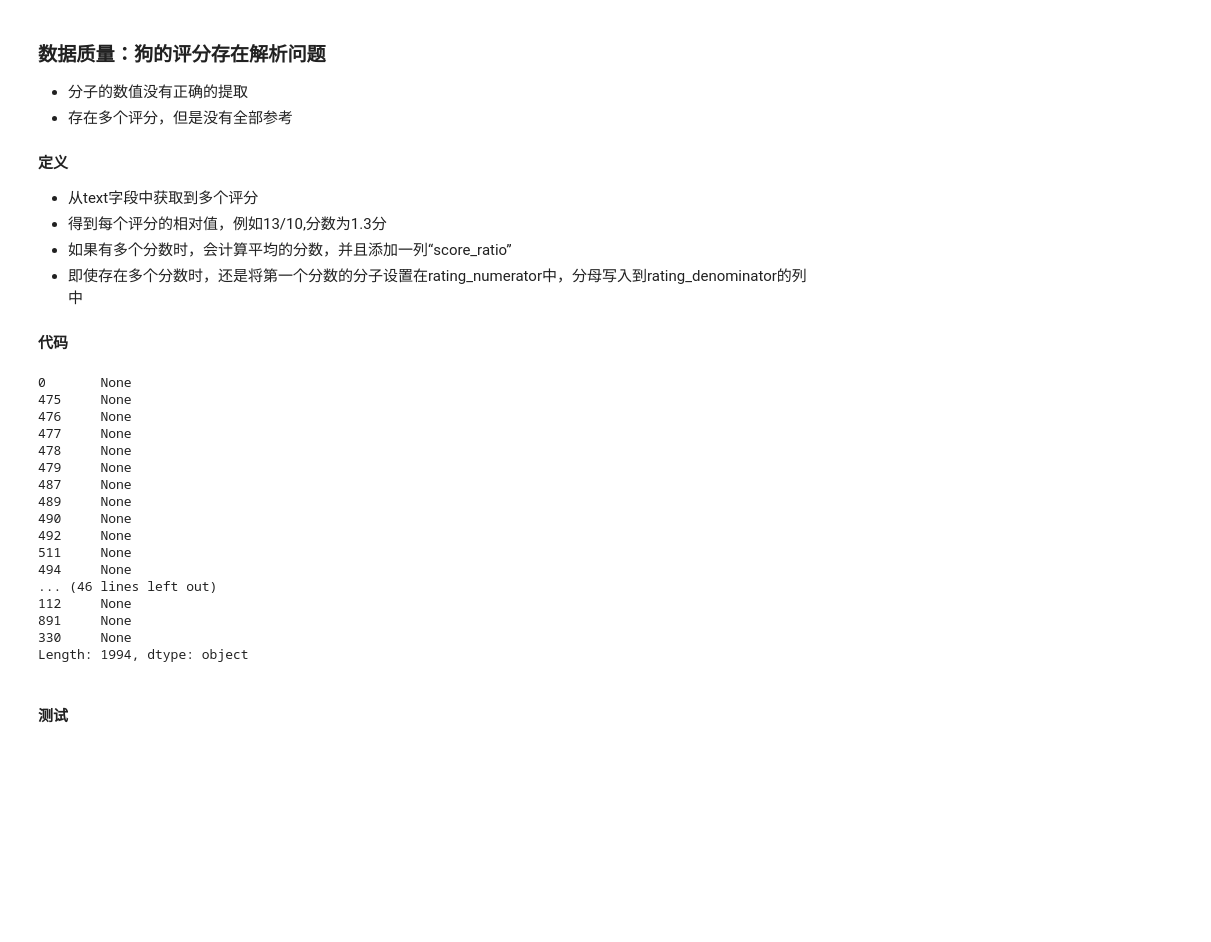
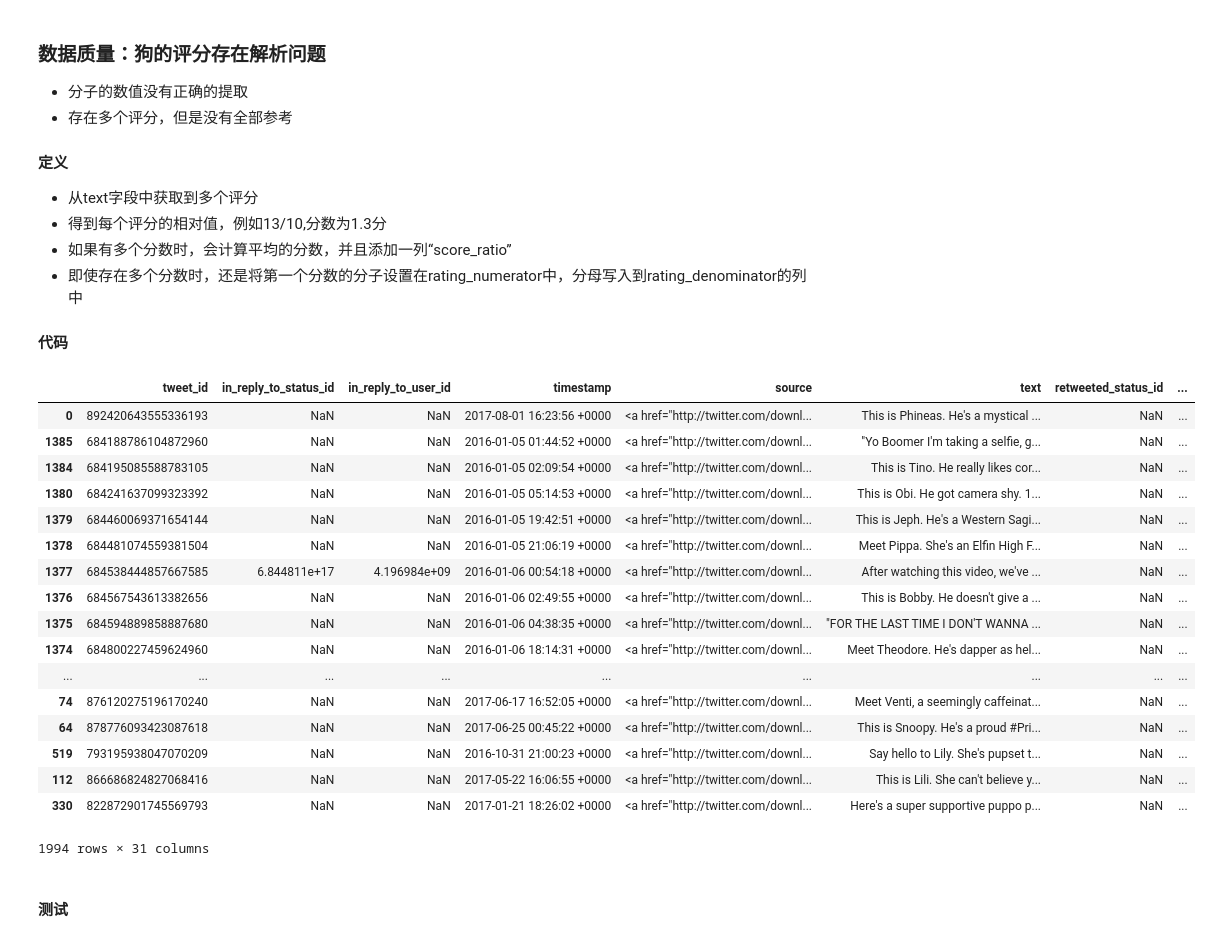
Before and after one commit to zhoux0130/udacity_data_analysis_WeRateDogs, a Jupyter notebook: wrangle_act.ipynb, the cells around one changed output. Drawn from its saved outputs; the diff is of its cells as text; code cells hidden in the pictures; blank space fills up the shorter version.

```diff
--- a/wrangle_act.ipynb
+++ b/wrangle_act.ipynb
@@ -439,7 +439,7 @@ df_all['dog_stage'] = df_all['text'].str.lower().str.findall('doggo|floofer|pupp
 df_all = df_all.sort_values('dog_stage').drop_duplicates('tweet_id', keep = 'last')
 
 melt_column = ['doggo', 'floofer', 'pupper', 'puppo']
-#df_all = df_all.drop(columns=melt_column)
+df_all = df_all.drop(columns=melt_column)
 # %% [markdown]
 #### 测试
 # %%
@@ -489,47 +489,49 @@ Name: dog_stage, dtype: int64
 # %%
 import re
 
 # 将text重新解析，得到多个评分时，计算其平均分
 def transform(row):
     # 根据空格分开
     x = row['text']
     parts = re.split(r'\s+', x)
 
     # 求平均
     sum = 0
     count = 0
     score_ratio = 0
     for item in parts:
         m = re.match(r'^((?:\d+)(?:\.\d+)?)/(\d+)$', item)
         if m:
             # 将解析出的分数，如13/10，将13的值赋值给rating_numerator，10赋值给rating_denominator
             row['rating_numerator'] = m[1]
             row['rating_denominator'] = m[2]
             sum += float(m.group(1)) / float(m.group(2))
             count += 1
     if(count != 0):
         score_ratio = sum / count
     row['score_ratio'] = score_ratio
+    return row
 
-
-df_all.apply(transform, axis =1)
+# 将处理后的数据，重新赋值给df_all
+df_all = df_all.apply(transform, axis =1)
 # %% [output]
+|  | tweet_id | in_reply_to_status_id | in_reply_to_user_id | timestamp | source | text | retweeted_status_id | ... |
+| 0 | 892420643555336193 | NaN | NaN | 2017-08-01 16:23:56 +0000 | <a href="http://twitter.com/downl... | This is Phineas. He's a mystical ... | NaN | ... |
+| 1385 | 684188786104872960 | NaN | NaN | 2016-01-05 01:44:52 +0000 | <a href="http://twitter.com/downl... | "Yo Boomer I'm taking a selfie, g... | NaN | ... |
+| 1384 | 684195085588783105 | NaN | NaN | 2016-01-05 02:09:54 +0000 | <a href="http://twitter.com/downl... | This is Tino. He really likes cor... | NaN | ... |
+| 1380 | 684241637099323392 | NaN | NaN | 2016-01-05 05:14:53 +0000 | <a href="http://twitter.com/downl... | This is Obi. He got camera shy. 1... | NaN | ... |
+| 1379 | 684460069371654144 | NaN | NaN | 2016-01-05 19:42:51 +0000 | <a href="http://twitter.com/downl... | This is Jeph. He's a Western Sagi... | NaN | ... |
+| 1378 | 684481074559381504 | NaN | NaN | 2016-01-05 21:06:19 +0000 | <a href="http://twitter.com/downl... | Meet Pippa. She's an Elfin High F... | NaN | ... |
+| 1377 | 684538444857667585 | 6.844811e+17 | 4.196984e+09 | 2016-01-06 00:54:18 +0000 | <a href="http://twitter.com/downl... | After watching this video, we've ... | NaN | ... |
+| 1376 | 684567543613382656 | NaN | NaN | 2016-01-06 02:49:55 +0000 | <a href="http://twitter.com/downl... | This is Bobby. He doesn't give a ... | NaN | ... |
+| 1375 | 684594889858887680 | NaN | NaN | 2016-01-06 04:38:35 +0000 | <a href="http://twitter.com/downl... | "FOR THE LAST TIME I DON'T WANNA ... | NaN | ... |
+| 1374 | 684800227459624960 | NaN | NaN | 2016-01-06 18:14:31 +0000 | <a href="http://twitter.com/downl... | Meet Theodore. He's dapper as hel... | NaN | ... |
+| ... | ... | ... | ... | ... | ... | ... | ... | ... |
+| 74 | 876120275196170240 | NaN | NaN | 2017-06-17 16:52:05 +0000 | <a href="http://twitter.com/downl... | Meet Venti, a seemingly caffeinat... | NaN | ... |
+| 64 | 878776093423087618 | NaN | NaN | 2017-06-25 00:45:22 +0000 | <a href="http://twitter.com/downl... | This is Snoopy. He's a proud #Pri... | NaN | ... |
+| 519 | 793195938047070209 | NaN | NaN | 2016-10-31 21:00:23 +0000 | <a href="http://twitter.com/downl... | Say hello to Lily. She's pupset t... | NaN | ... |
+| 112 | 866686824827068416 | NaN | NaN | 2017-05-22 16:06:55 +0000 | <a href="http://twitter.com/downl... | This is Lili. She can't believe y... | NaN | ... |
+| 330 | 822872901745569793 | NaN | NaN | 2017-01-21 18:26:02 +0000 | <a href="http://twitter.com/downl... | Here's a super supportive puppo p... | NaN | ... |
-0       None
-475     None
-476     None
-477     None
-478     None
-479     None
-487     None
-489     None
-490     None
-492     None
-511     None
-494     None
-... (46 lines left out)
-112     None
-891     None
-330     None
-Length: 1994, dtype: object
+1994 rows × 31 columns
 # %% [markdown]
 #### 测试
```
Also changed, not shown: parts of 5 cells of this notebook, 1 other file.
